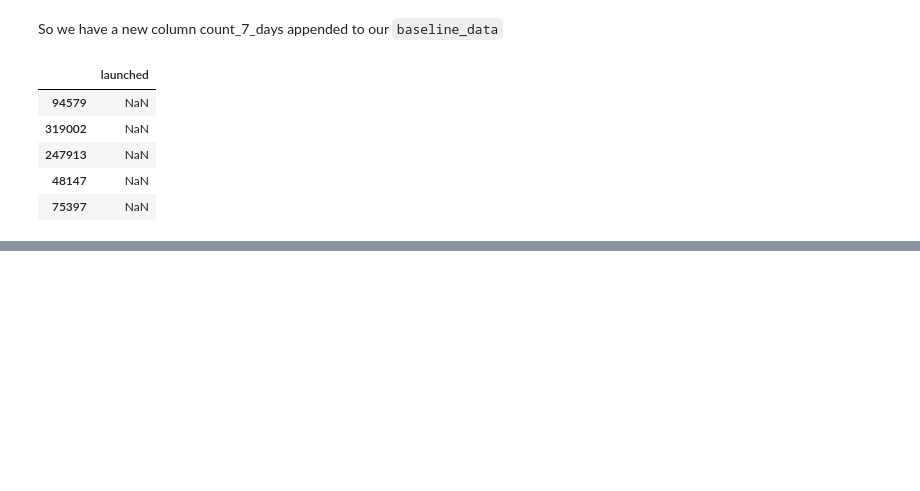
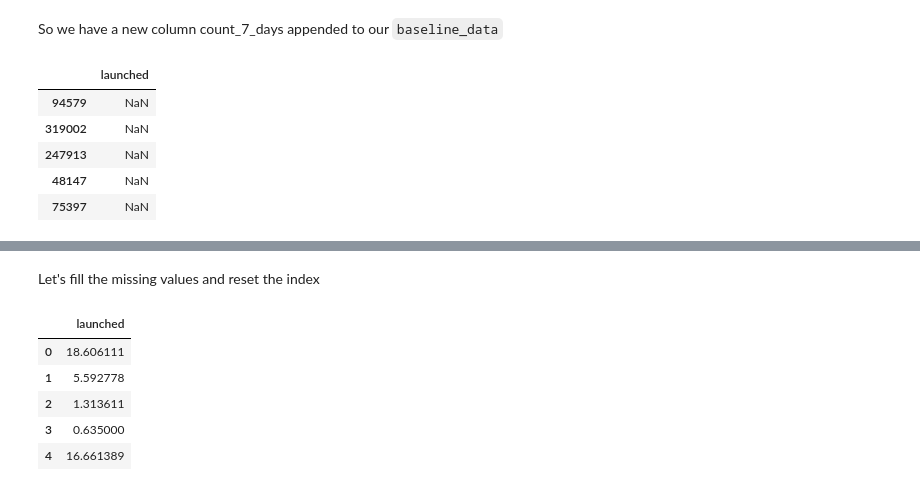
Before and after one commit to Interview-resources-2021/datascience, a Jupyter notebook: feature_engineering/extracting_new_features.ipynb, the cells around one changed output, grey strips where cells are left out. Cells and saved outputs as stored; diff of their text form; code cells hidden in the pictures; blank space fills up the shorter version.

```diff
--- a/feature_engineering/extracting_new_features.ipynb
+++ b/feature_engineering/extracting_new_features.ipynb
@@ -185,0 +171,12 @@ Name: launched, Length: 375862, dtype: timedelta64[ns]
+# %% [markdown]
+Let's fill the missing values and reset the index
+# %%
+timedeltas = timedeltas.fillna(timedeltas.median()).reindex(baseline_data.index)
+timedeltas.head()
+# %% [output]
+|  | launched |
+| 0 | 18.606111 |
+| 1 | 5.592778 |
+| 2 | 1.313611 |
+| 3 | 0.635000 |
+| 4 | 16.661389 |
```
Also changed, not shown: parts of 9 cells of this notebook.
